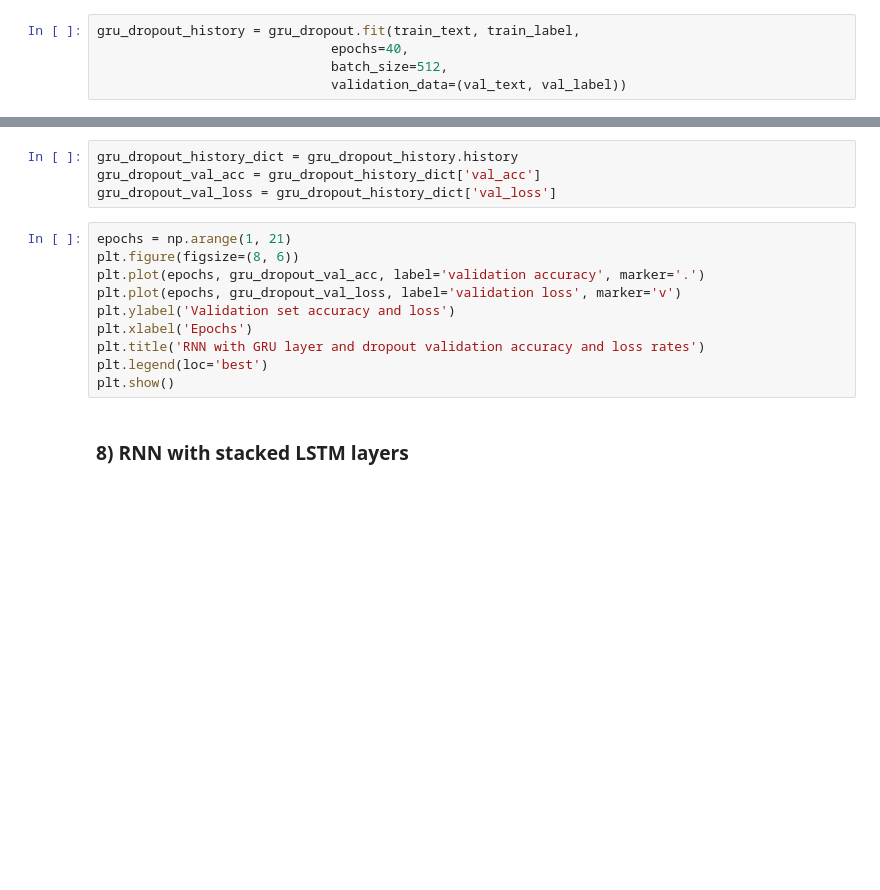
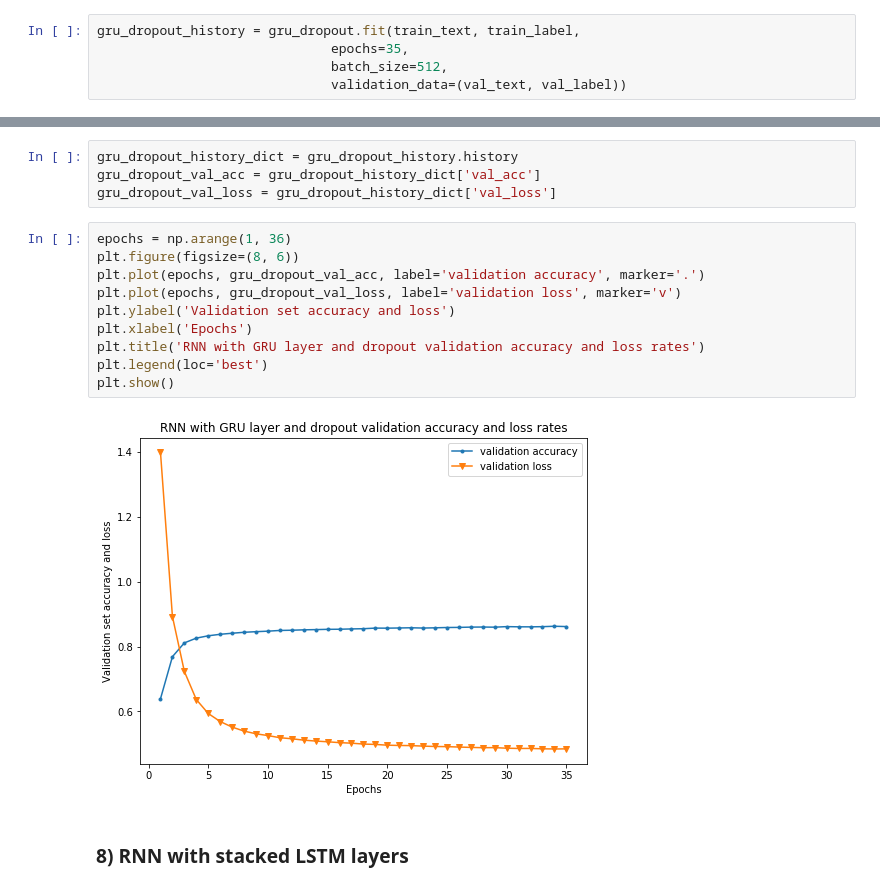
Before and after one commit to css-research/hw02, a Jupyter notebook: Tan_Sanittawan_working_hw02.ipynb, the cells around one changed output, grey strips where cells are left out. Saved outputs shown, nothing was run; the diff lists cells and outputs as text; blank space fills up the shorter version.

```diff
--- a/Tan_Sanittawan_working_hw02.ipynb
+++ b/Tan_Sanittawan_working_hw02.ipynb
@@ -512,7 +518,7 @@ Non-trainable params: 0
 _________________________________________________________________
 # %%
 gru_dropout_history = gru_dropout.fit(train_text, train_label,
-                              epochs=40,
+                              epochs=35,
                               batch_size=512,
                               validation_data=(val_text, val_label))
 # %% [output]
@@ -527,15 +544,17 @@ gru_dropout_history_dict = gru_dropout_history.history
 gru_dropout_val_acc = gru_dropout_history_dict['val_acc']
 gru_dropout_val_loss = gru_dropout_history_dict['val_loss']
 # %%
-epochs = np.arange(1, 21)
+epochs = np.arange(1, 36)
 plt.figure(figsize=(8, 6))
 plt.plot(epochs, gru_dropout_val_acc, label='validation accuracy', marker='.')
 plt.plot(epochs, gru_dropout_val_loss, label='validation loss', marker='v')
 plt.ylabel('Validation set accuracy and loss')
 plt.xlabel('Epochs')
 plt.title('RNN with GRU layer and dropout validation accuracy and loss rates')
 plt.legend(loc='best')
 plt.show()
+# %% [output]
+[figure, added]
 # %% [markdown]
 ### 8) RNN with stacked LSTM layers
 # %%
```
Also changed, not shown: parts of 6 cells of this notebook.
